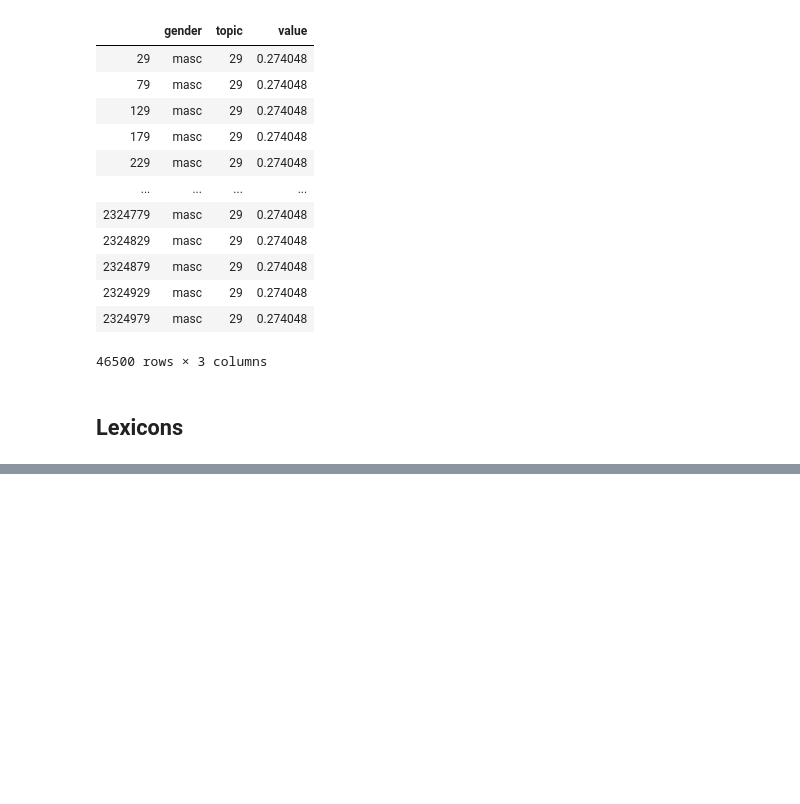
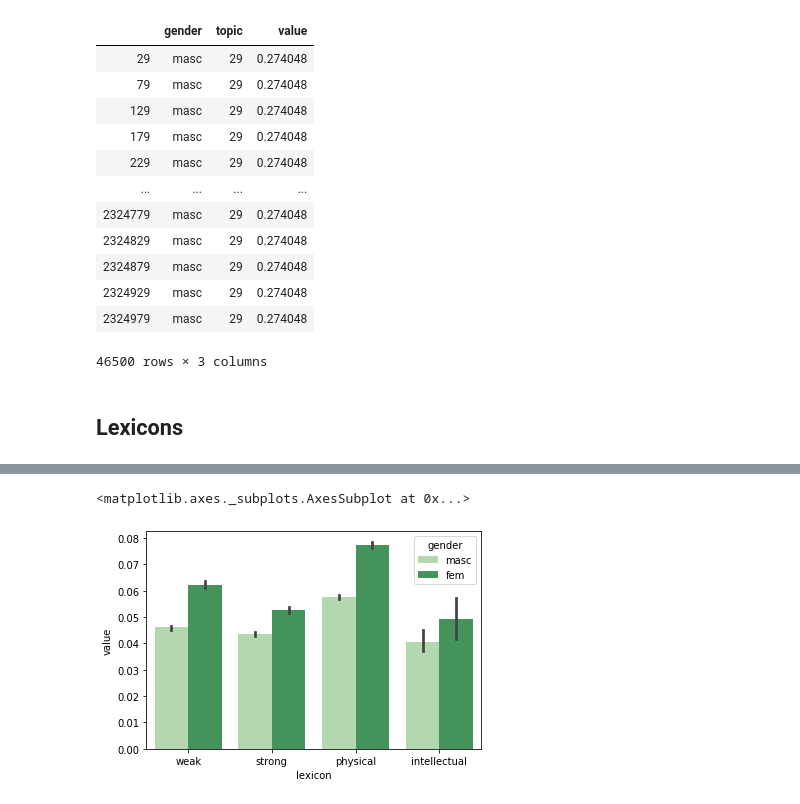
Before and after one commit to lucy3/gpt3_gender, a Jupyter notebook: code/character_viz.ipynb, the cells around one changed output, grey strips where cells are left out. Drawn from its saved outputs; the diff is of its cells as text; code cells hidden in the pictures; blank space fills up the shorter version.

```diff
--- a/code/character_viz.ipynb
+++ b/code/character_viz.ipynb
@@ -276,0 +310,4 @@ topic_29
+# %%
+lexicon_d = read_stereotypes()
+# %%
+for k in lexicon_d: print(k, len(lexicon_d[k]))
@@ -276,0 +319,36 @@ topic_29
+# %%
+genpath = LOGS + 'generated_adj_noun/'
+frames = []
+d = {'gender':[], 'lexicon':[], 'value':[], 'story':[]}
+word_counts = defaultdict(Counter) # (gender, lexicon) : word : count
+for f in os.listdir(genpath):
+    title = f.replace('.tokens', '')
+    gen_word = Counter() # (gender, lexicon, storyid) : count
+    total_counts = Counter() # (gender, storyid) : count
+    with open(genpath + f, 'r') as infile:
+        for line in infile:
+            contents = line.strip().split('\t')
+            w = contents[0]
+            deprel = contents[3]
+            hw = contents[5]
+            storyid = contents[7]
+            gender = contents[8]
+            if deprel == 'amod':
+                keyword = w
+            elif deprel == 'nsubj':
+                keyword = hw
+            total_counts[(gender, storyid)] += 1
+            for k in lexicon_d:
+                if keyword in lexicon_d[k]:
+                    gen_word[(gender, k, storyid)] += 1
+                    word_counts[(gender, k)][keyword] += 1
+    for k in gen_word:
+        gender, lexicon, storyid = k
+        frac = gen_word[k] / float(total_counts[(gender, storyid)])
+        d['gender'].append(gender)
+        d['lexicon'].append(lexicon)
+        d['value'].append(frac)
+        d['story'].append(title + '_' + storyid)
+# %%
+df = pd.DataFrame.from_dict(d)
+df
@@ -276,0 +369,5 @@ topic_29
+# %%
+sns.barplot(x="lexicon", y="value", palette="Greens", hue="gender", data=df)
+# %% [output]
+<matplotlib.axes._subplots.AxesSubplot at 0x...>
+[figure, added]
```
Also changed, not shown: parts of 10 cells of this notebook, 1 other file.
